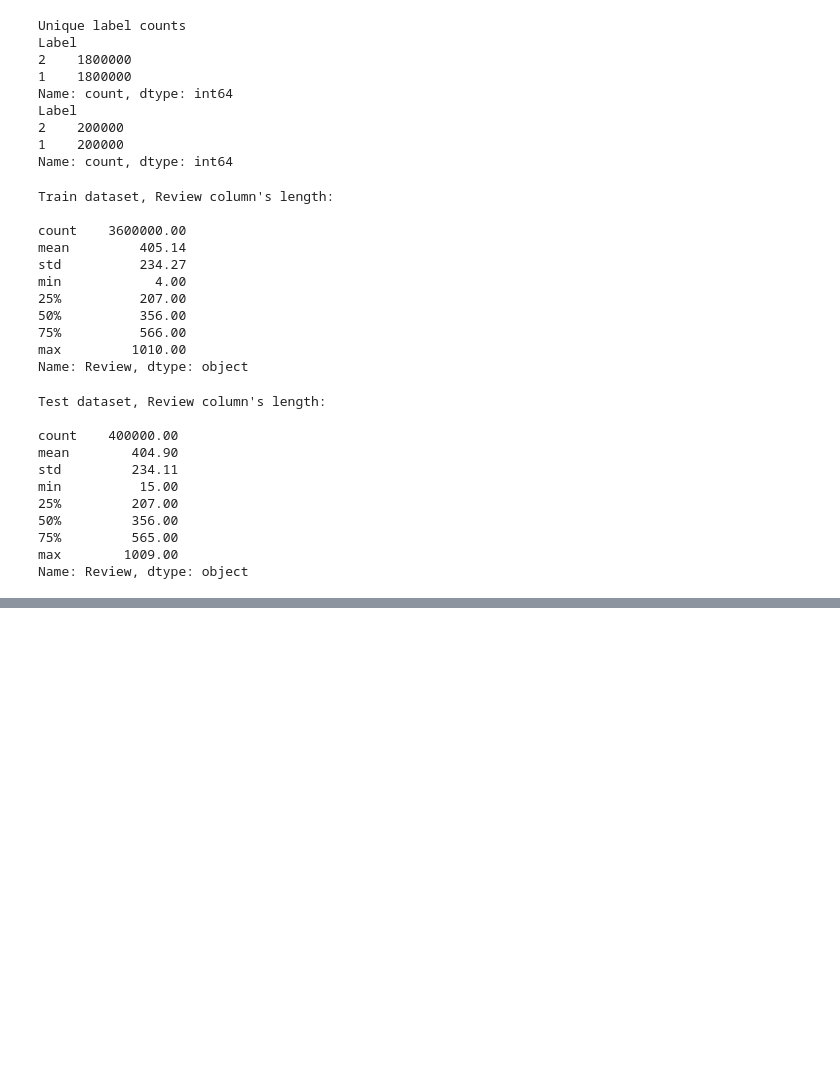
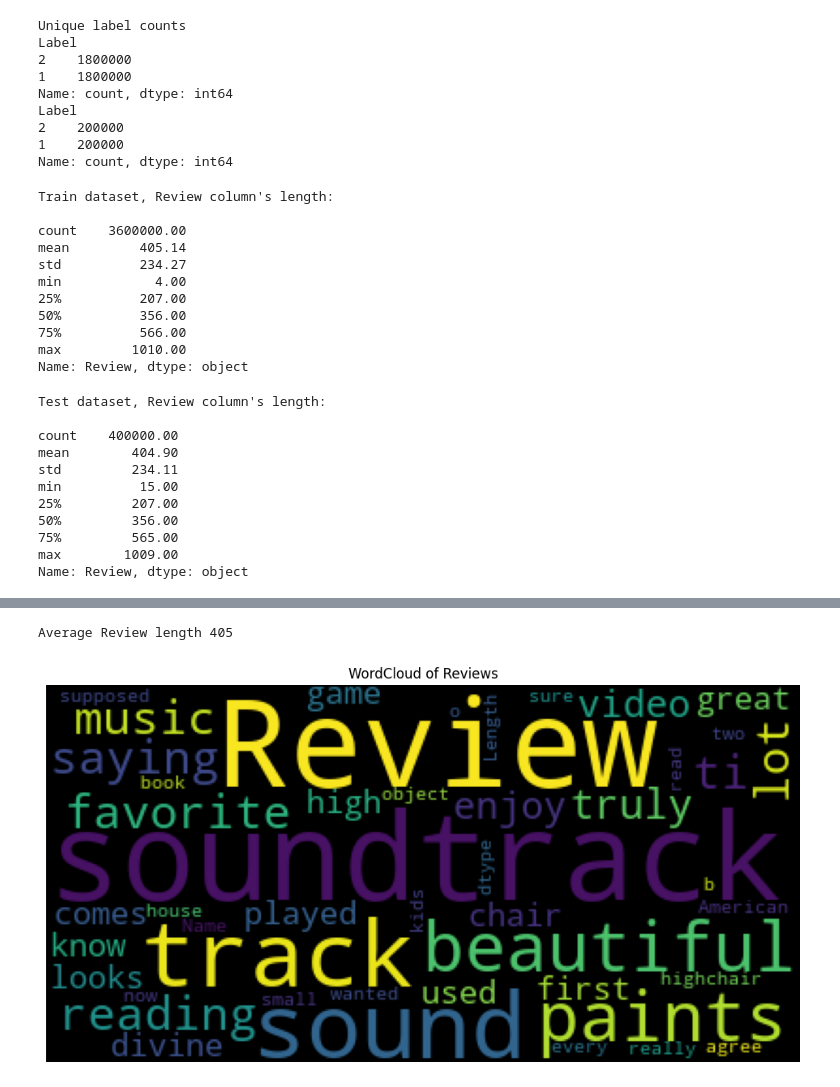
Before and after one commit to tmsprks/IE7500-GroupProject, a Jupyter notebook: SA-NLP.ipynb, the cells around one changed output, grey strips where cells are left out. Saved outputs shown, nothing was run; the diff lists cells and outputs as text; code cells hidden in the pictures; blank space fills up the shorter version.

```diff
--- a/SA-NLP.ipynb
+++ b/SA-NLP.ipynb
@@ -123,0 +147,17 @@ print(f"Number of unique words in all the reviews: {num_unique_words}")
+# %%
+### Generate word cloud for the review column
+
+avg_review_length = int(round(train_df[KaggleDataSet.REVIEW_COLUMN_NAME].str.len().mean()))
+print(f"Average Review length {avg_review_length}")
+
+review_wordcloud = WordCloud(background_color='black', max_words=avg_review_length).generate(str(train_df[KaggleDataSet.REVIEW_COLUMN_NAME]))
+# %% [output]
+Average Review length 405
+# %%
+fig = plt.figure(figsize=[12,12])
+plt.title('WordCloud of Reviews')
+plt.axis('off')
+plt.imshow(review_wordcloud)
+plt.show()
+# %% [output]
+[figure, added]
```
Also changed, not shown: parts of 8 cells of this notebook, 5 other files.
